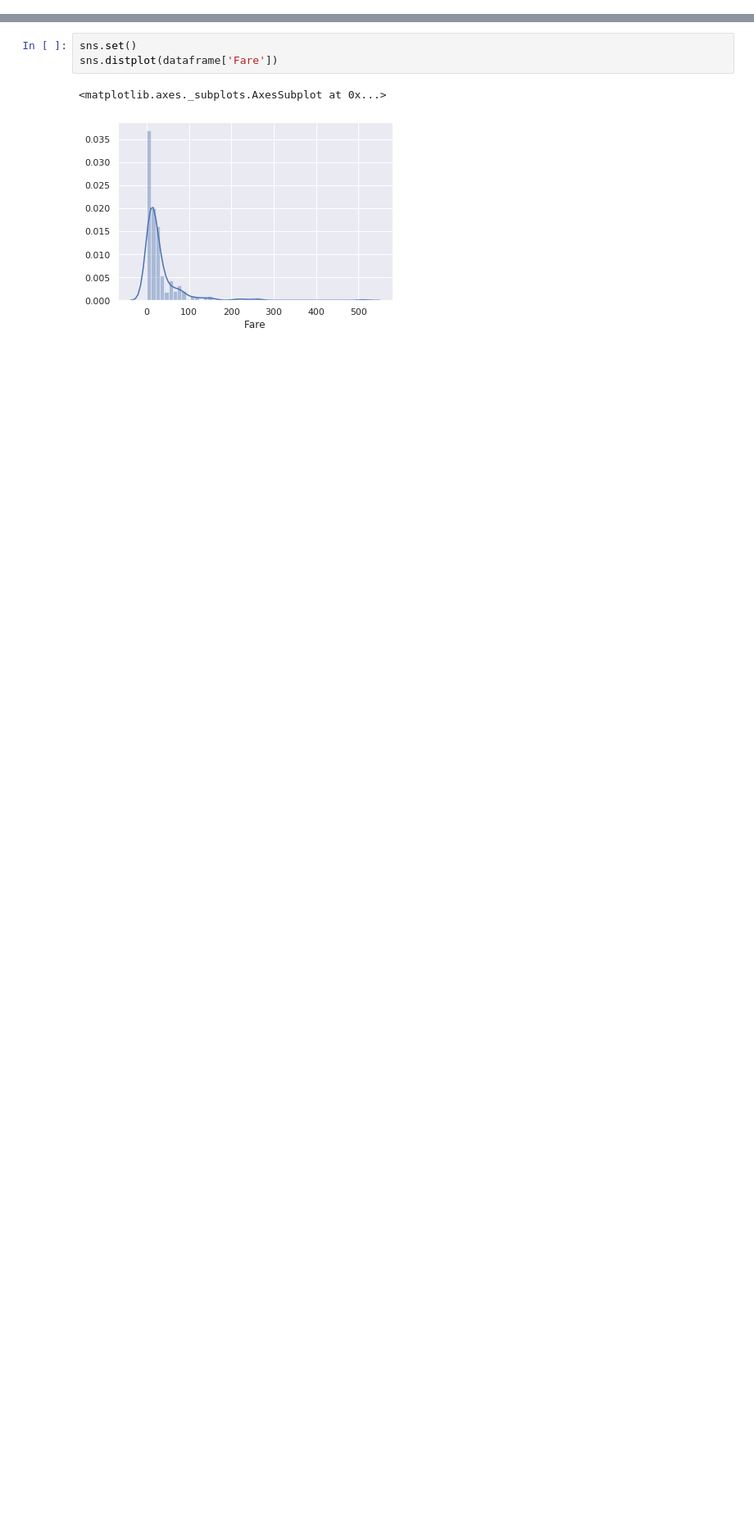
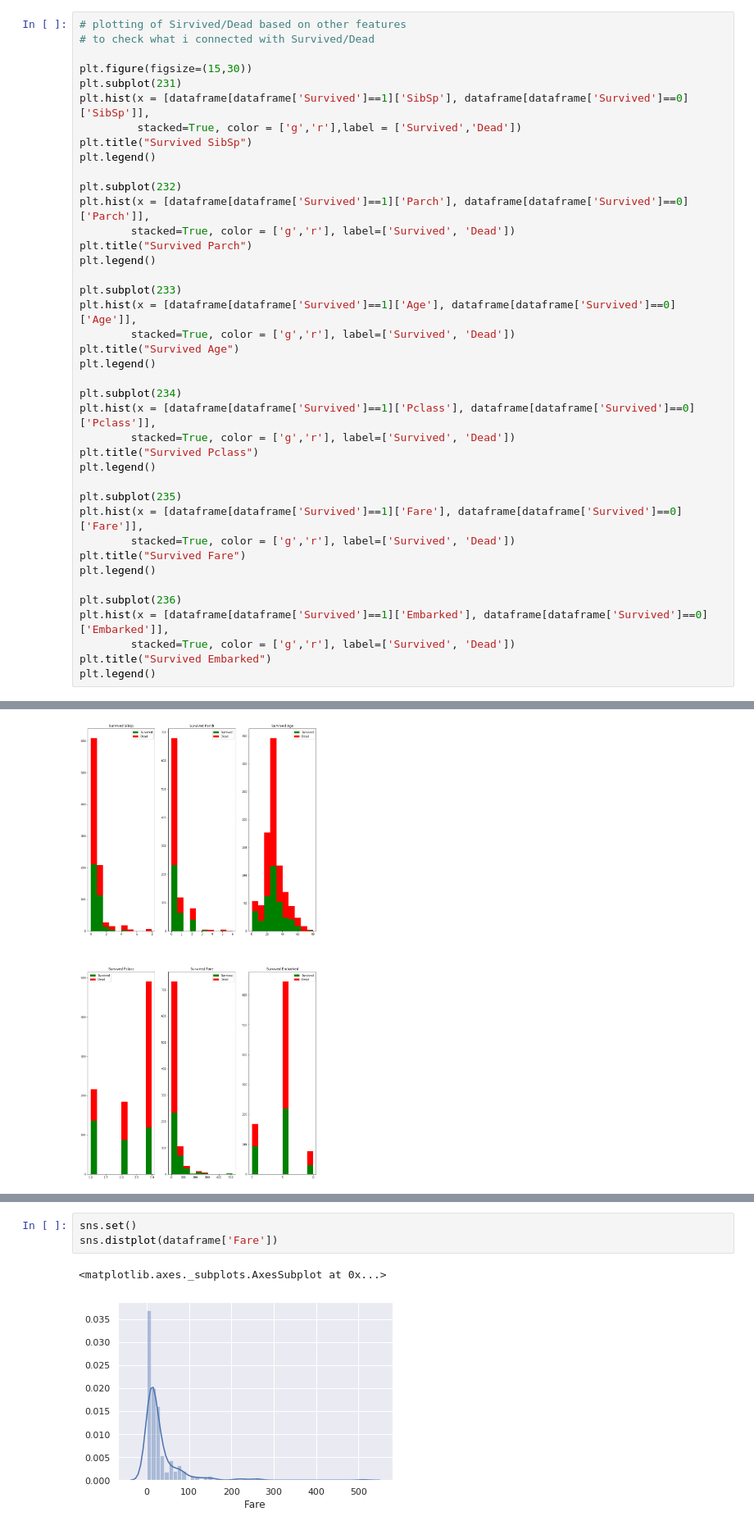
Before and after one commit to marcinczelej/Machine-learning, a Jupyter notebook: titanic_DecisionTree.ipynb, the cells around one changed output, grey strips where cells are left out. Shown: that part at 82% size. Saved outputs shown, nothing was run; the diff lists cells and outputs as text; blank space fills up the shorter version.

```diff
--- a/titanic_DecisionTree.ipynb
+++ b/titanic_DecisionTree.ipynb
@@ -54,0 +91,41 @@ dtype: int64
+# %%
+# plotting of Sirvived/Dead based on other features
+# to check what i connected with Survived/Dead
+
+plt.figure(figsize=(15,30))
+plt.subplot(231)
+plt.hist(x = [dataframe[dataframe['Survived']==1]['SibSp'], dataframe[dataframe['Survived']==0]['SibSp']],
+         stacked=True, color = ['g','r'],label = ['Survived','Dead'])
+plt.title("Survived SibSp")
+plt.legend()
+
+plt.subplot(232)
+plt.hist(x = [dataframe[dataframe['Survived']==1]['Parch'], dataframe[dataframe['Survived']==0]['Parch']],
+        stacked=True, color = ['g','r'], label=['Survived', 'Dead'])
+plt.title("Survived Parch")
+plt.legend()
+
+plt.subplot(233)
+plt.hist(x = [dataframe[dataframe['Survived']==1]['Age'], dataframe[dataframe['Survived']==0]['Age']],
+        stacked=True, color = ['g','r'], label=['Survived', 'Dead'])
+plt.title("Survived Age")
+plt.legend()
+
+plt.subplot(234)
+plt.hist(x = [dataframe[dataframe['Survived']==1]['Pclass'], dataframe[dataframe['Survived']==0]['Pclass']],
+        stacked=True, color = ['g','r'], label=['Survived', 'Dead'])
+plt.title("Survived Pclass")
+plt.legend()
+
+plt.subplot(235)
+plt.hist(x = [dataframe[dataframe['Survived']==1]['Fare'], dataframe[dataframe['Survived']==0]['Fare']],
+        stacked=True, color = ['g','r'], label=['Survived', 'Dead'])
+plt.title("Survived Fare")
+plt.legend()
+
+plt.subplot(236)
+plt.hist(x = [dataframe[dataframe['Survived']==1]['Embarked'], dataframe[dataframe['Survived']==0]['Embarked']],
+        stacked=True, color = ['g','r'], label=['Survived', 'Dead'])
+plt.title("Survived Embarked")
+plt.legend()
+# %% [output]
@@ -55 +133,2 @@ dtype: int64
+[figure, added]
 # %%
```
Also changed, not shown: parts of 30 cells of this notebook, 2 other files.
